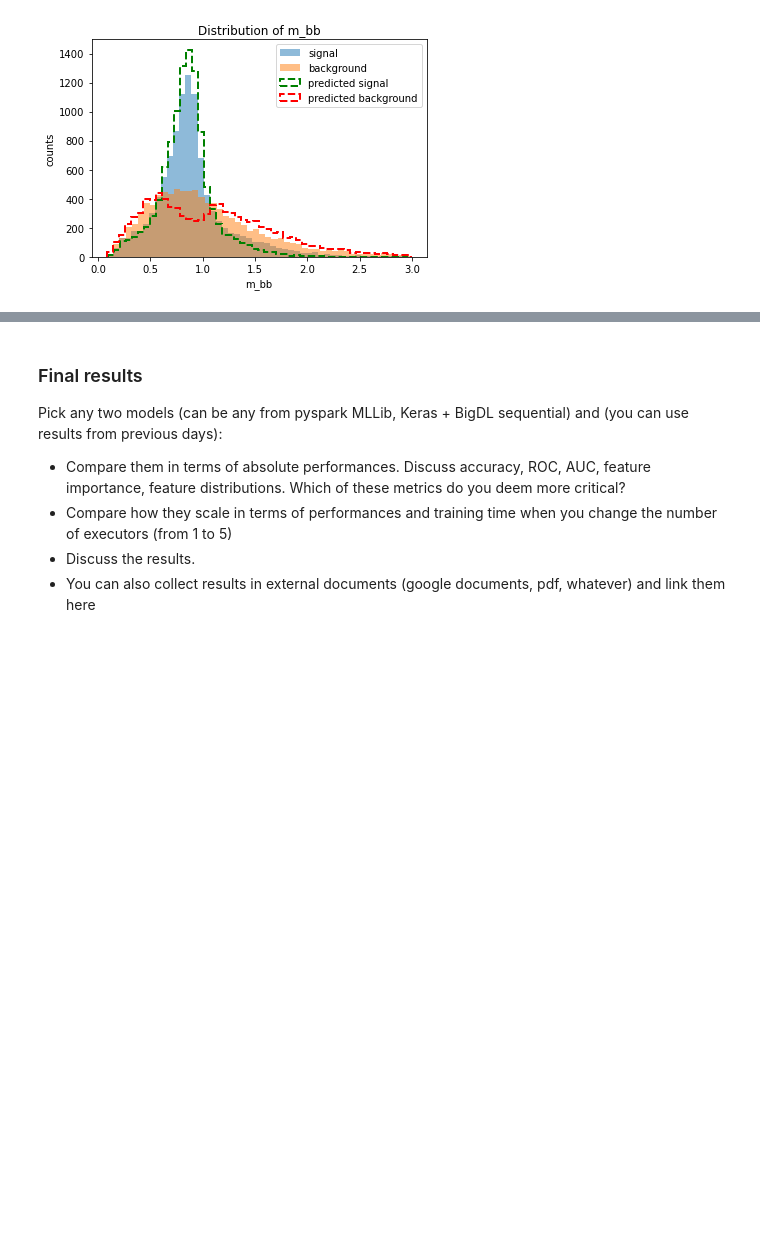
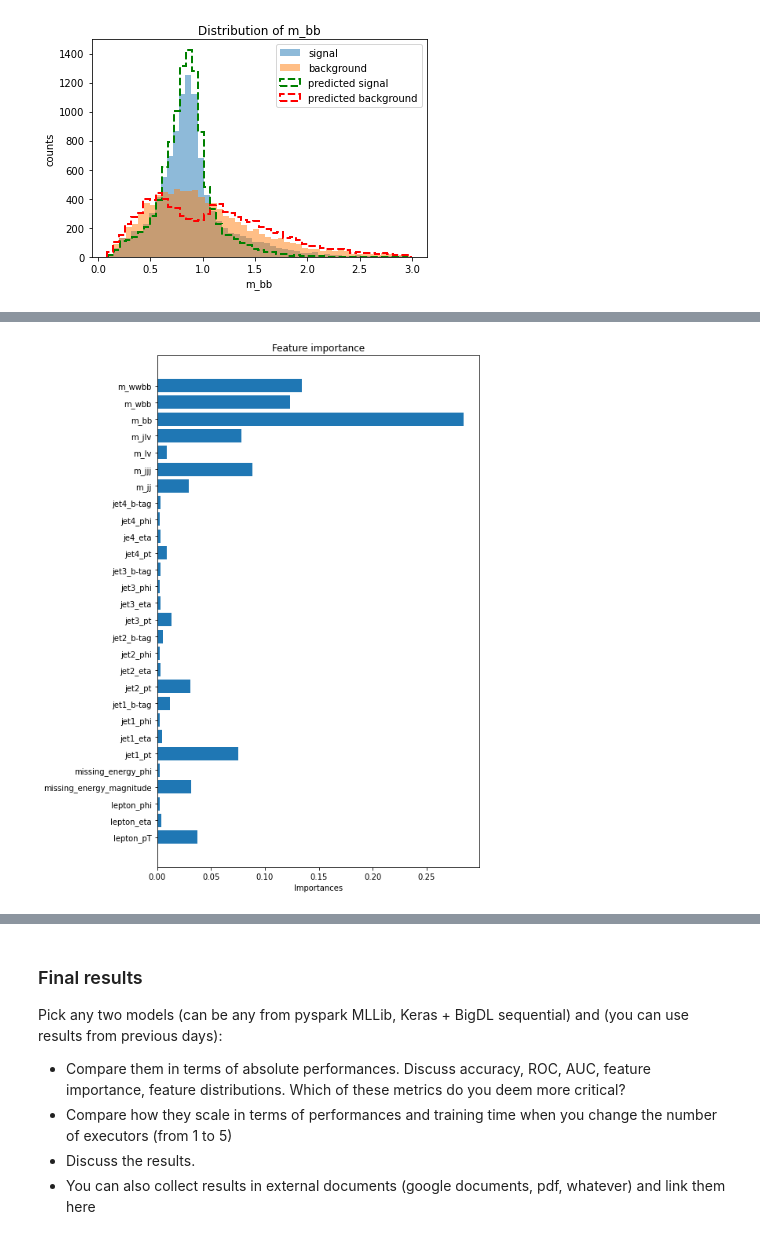
Before and after one commit to marchisi01/MLCourse-2425, a Jupyter notebook: Notebooks/HandsOn_Final.ipynb, the cells around one changed output, grey strips where cells are left out. Drawn from its saved outputs; the diff is of its cells as text; code cells hidden in the pictures; blank space fills up the shorter version.

```diff
--- a/Notebooks/HandsOn_Final.ipynb
+++ b/Notebooks/HandsOn_Final.ipynb
@@ -374,0 +459,5 @@ plotSignalvsBgWithPrediction(test, result, "m_bb")
+# %%
+# Plot feature importance
+drawFeatures(feature_cols, rf_model_final)
+# %% [output]
+[figure, added]
```
Also changed, not shown: parts of 28 cells of this notebook.
